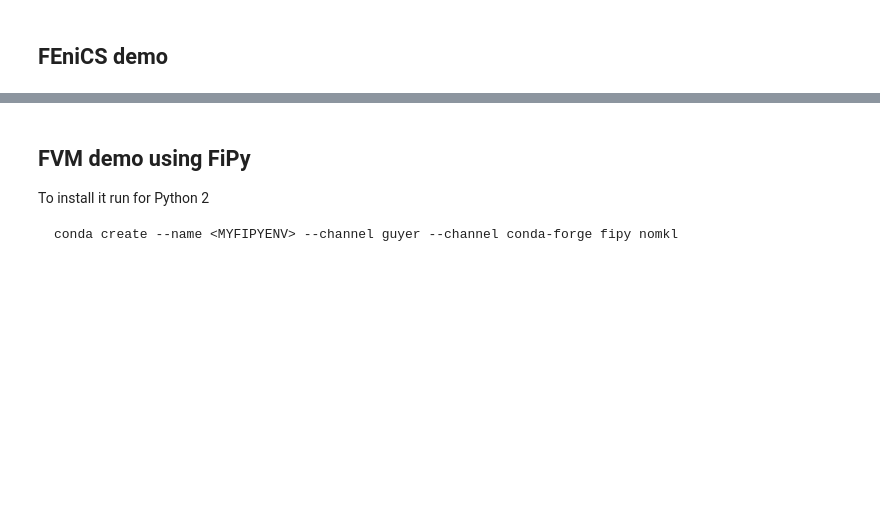
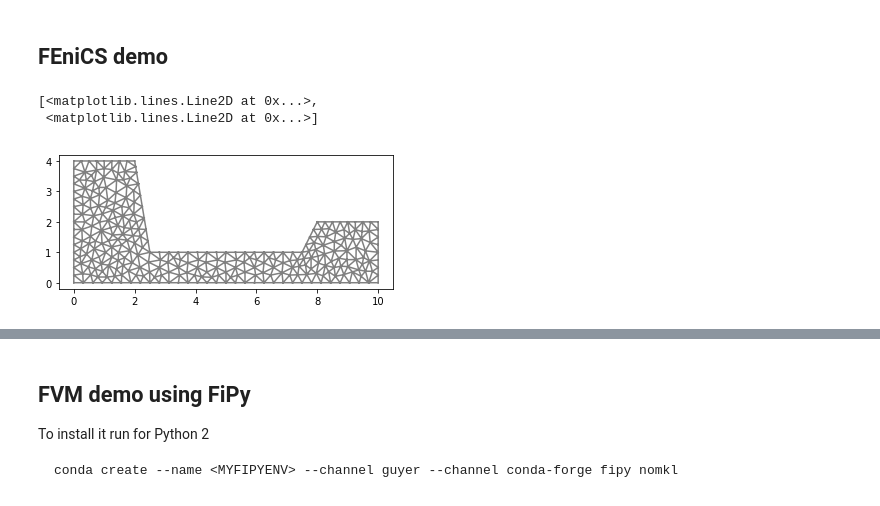
Before and after one commit to oseledets/fastpde2017, a Jupyter notebook: lectures/Lecture-6.ipynb, the cells around one changed output, grey strips where cells are left out. Cells and saved outputs as stored; diff of their text form; code cells hidden in the pictures; blank space fills up the shorter version.

```diff
--- a/lectures/Lecture-6.ipynb
+++ b/lectures/Lecture-6.ipynb
@@ -242,21 +240,25 @@ import matplotlib.pyplot as plt
 # %%
 import dolfin
 import mshr
 import math
 
 domain_vertices = [dolfin.Point(0.0, 0.0),
                    dolfin.Point(10.0, 0.0),
                    dolfin.Point(10.0, 2.0),
                    dolfin.Point(8.0, 2.0),
                    dolfin.Point(7.5, 1.0),
                    dolfin.Point(2.5, 1.0),
                    dolfin.Point(2.0, 4.0),
                    dolfin.Point(0.0, 4.0),
                    dolfin.Point(0.0, 0.0)]
 
 p = mshr.Polygon(domain_vertices);
-rect_mesh = mshr.generate_mesh(p, 80)
+rect_mesh = mshr.generate_mesh(p, 20)
 fenics.plot(rect_mesh)
+# %% [output]
+[<matplotlib.lines.Line2D at 0x...>,
+ <matplotlib.lines.Line2D at 0x...>]
+[figure, added]
 # %%
 V = fenics.FunctionSpace(rect_mesh, 'P', 1)
 u_D = fenics.Expression('1 + x[0]*x[0] + 2*x[1]*x[1]', degree=2)
```
Also changed, not shown: parts of 3 cells of this notebook.
